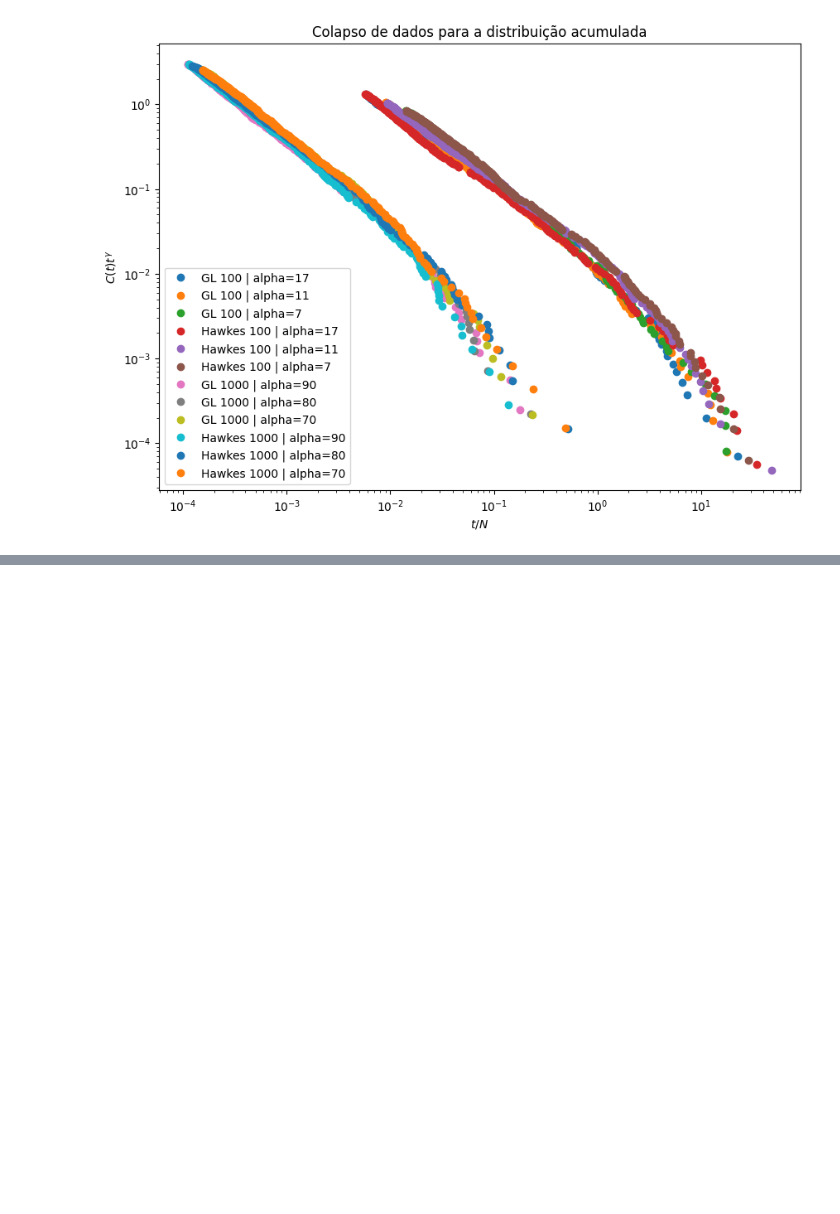
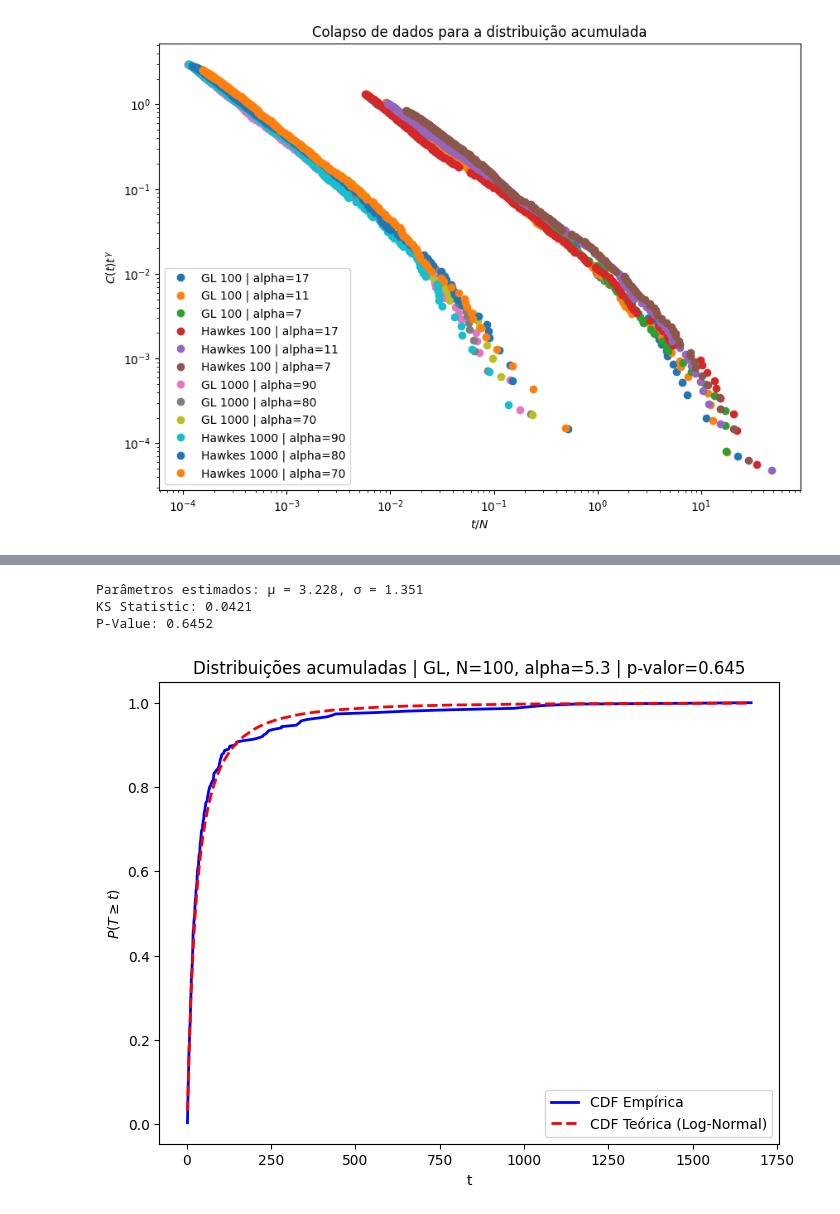
Before and after one commit to lucasdonaire/GL_and_Hawkes, a Jupyter notebook: result_analysis.ipynb, the cells around one changed output, grey strips where cells are left out. Drawn from its saved outputs; the diff is of its cells as text; code cells hidden in the pictures; blank space fills up the shorter version.

```diff
--- a/result_analysis.ipynb
+++ b/result_analysis.ipynb
@@ -262,0 +397,49 @@ plt.legend()
+# %%
+import numpy as np
+import matplotlib.pyplot as plt
+from scipy.stats import lognorm, kstest
+
+# 1. Dados de exemplo
+# Substitua por seus próprios dados
+# data = np.random.lognormal(mean=0.5, sigma=0.8, size=1000)
+data = results_GL_U100[5.3][0]
+text_model = 'GL, N=100, alpha=5.3'
+
+# 2. Estimativa de Máxima Verossimilhança para os parâmetros da log-normal
+shape, loc, scale = lognorm.fit(data, floc=0)  # Ajuste dos parâmetros
+mu = np.log(scale)  # μ = log(scale)
+sigma = shape       # σ é o parâmetro shape da log-normal
+
+print(f"Parâmetros estimados: μ = {mu:.3f}, σ = {sigma:.3f}")
+
+# 3. Realizar o KS Test
+# Define a CDF da log-normal ajustada
+lognorm_cdf = lambda x: lognorm.cdf(x, s=sigma, scale=np.exp(mu))
+
+# Executa o teste KS
+ks_stat, p_value = kstest(data, lognorm_cdf)
+
+print(f"KS Statistic: {ks_stat:.4f}")
+print(f"P-Value: {p_value:.4f}")
+
+# 4. Plotar as distribuições acumuladas
+# CDF empírica
+data_sorted = np.sort(data)
+empirical_cdf = np.arange(1, len(data) + 1) / len(data)
+
+# CDF teórica da log-normal
+theoretical_cdf = lognorm.cdf(data_sorted, s=sigma, scale=np.exp(mu))
+
+plt.figure(figsize=(8, 6))
+plt.plot(data_sorted, empirical_cdf, label="CDF Empírica", color="blue", lw=2)
+plt.plot(data_sorted, theoretical_cdf, label=f"CDF Teórica (Log-Normal)", color="red", lw=2, linestyle="--")
+plt.xlabel("t")
+plt.ylabel("$P(T \geq t)$")
+plt.title(f"Distribuições acumuladas | {text_model} | p-valor={p_value:.3f}")
+plt.legend()
+plt.show()
+# %% [output]
+Parâmetros estimados: μ = 3.228, σ = 1.351
+KS Statistic: 0.0421
+P-Value: 0.6452
+[figure, added]
```
Also changed, not shown: parts of 6 cells of this notebook, 1 other file.
